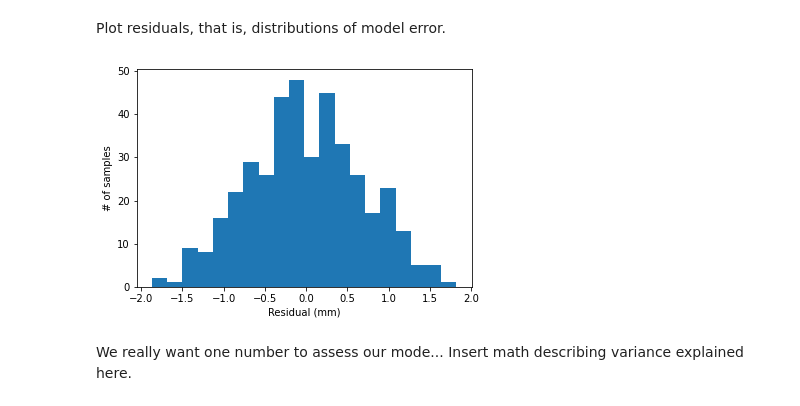
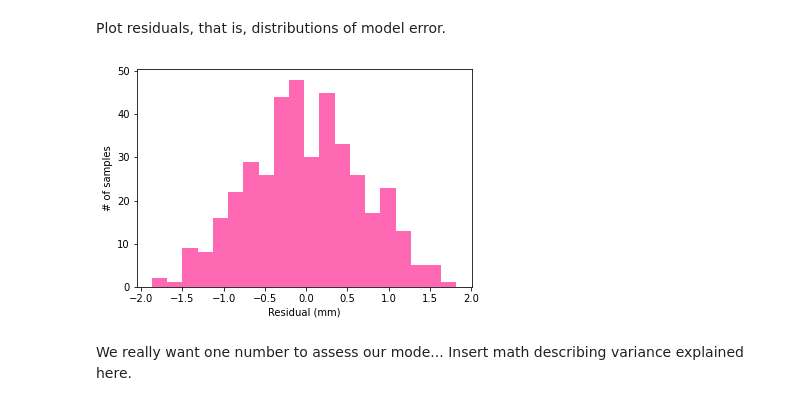
Before and after one commit to ryraut/swdb_2023, a Jupyter notebook: Day1/DarwinExample.ipynb, the cells around one changed output. Saved outputs shown, nothing was run; the diff lists cells and outputs as text; code cells hidden in the pictures.

```diff
--- a/Day1/DarwinExample.ipynb
+++ b/Day1/DarwinExample.ipynb
@@ -108,11 +146,11 @@ print(prediction75[-1])
 Plot residuals, that is, distributions of model error.
 # %%
 fig,ax = plt.subplots()
-ax.hist(y75-prediction75,20)
+ax.hist(y75-prediction75,20,histtype='bar',label='fortis',color = 'hotpink');
 ax.set_ylabel('# of samples')
 ax.set_xlabel('Residual (mm)');
 # %% [output]
-[figure, old version]
+[figure, new version]
 # %% [markdown]
 We really want one number to assess our mode...
 Insert math describing variance explained here.
```
Also changed, not shown: parts of 14 cells of this notebook.
